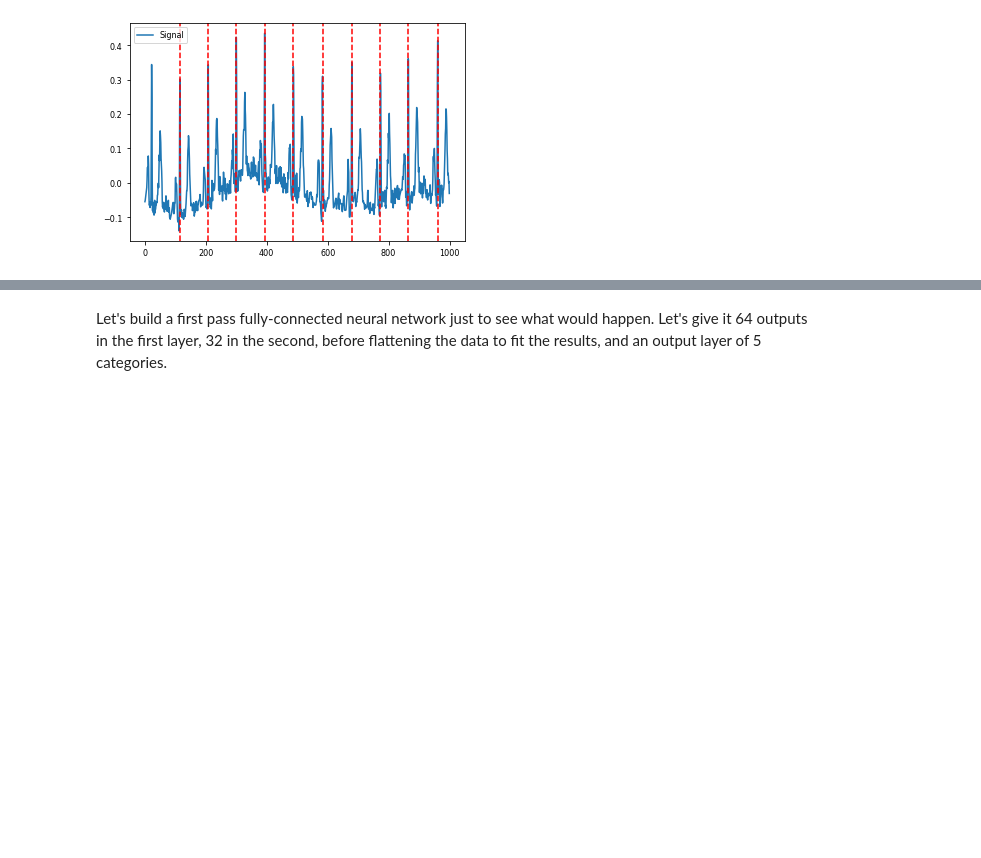
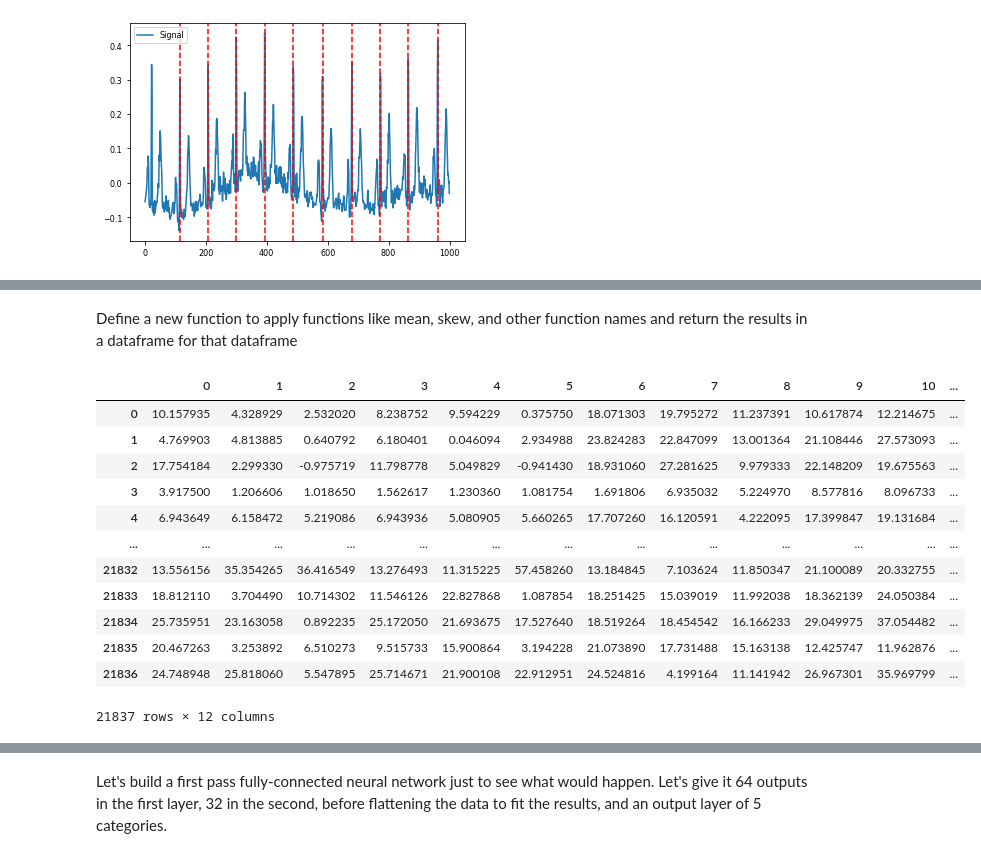
Before and after one commit to mengwong/nemo-projects, a Jupyter notebook: capstone_nemo/code/02_data_analysis.ipynb, the cells around one changed output, grey strips where cells are left out. Drawn from its saved outputs; the diff is of its cells as text; code cells hidden in the pictures; blank space fills up the shorter version.

```diff
--- a/capstone_nemo/code/02_data_analysis.ipynb
+++ b/capstone_nemo/code/02_data_analysis.ipynb
@@ -266,0 +328,4 @@ plot = nk.events_plot(r_peaks['ECG_R_Peaks'], signals_df.iloc[0:1000,1])
+# %%
+#Define the scipy function and window size to be used
+skew_func = sp.stats.skew
+window = 1000
@@ -266,0 +351,2 @@ plot = nk.events_plot(r_peaks['ECG_R_Peaks'], signals_df.iloc[0:1000,1])
+# %% [markdown]
+Define a new function to apply functions like mean, skew, and other function names and return the results in a dataframe for that dataframe
@@ -266,0 +367,47 @@ plot = nk.events_plot(r_peaks['ECG_R_Peaks'], signals_df.iloc[0:1000,1])
+# %%
+def func_on_ecg(dataframe, function_name='skew'):
+    """
+    Input: A dataframe with 21837000 rows and 12 columns, with each row being a time step and each column being a lead
+    of the ecg reading
+    Output: A dataframe with 21837 rows and 12 columns, with each row being one ecg and each column being a lead
+    of the ecg reading. Each value will be the applied function's values, e.g. 'mean' will retrieve the mean
+    """
+    output_df = pd.DataFrame(data=None)
+
+    # For each of the 12-leads, do...
+    for i in range(12):
+
+        # Convert the dataframe into a (1000,21837) dataframe, with each column being 1 ecg for the 1000 time steps
+        changed_df = pd.DataFrame(signals_df.iloc[:,i].values.reshape(21837,1000)).T
+
+        #Apply the function per variable
+        ecg_values = getattr(changed_df, function_name)()
+
+        #Turn the above output_array into a dataframe for concatenation
+        df_for_appending = pd.DataFrame(ecg_values)
+
+        #Concatenate df_for_appending to the output_df
+        output_df = pd.concat([output_df, df_for_appending], axis=1)
+
+    #Rename columns with lead number
+    output_df.columns = [0,1,2,3,4,5,6,7,8,9,10,11]
+
+    return output_df
+# %%
+kurtosis_df = func_on_ecg(signals_df, 'kurtosis')
+# %%
+kurtosis_df
+# %% [output]
+|  | 0 | 1 | 2 | 3 | 4 | 5 | 6 | 7 | 8 | 9 | 10 | ... |
+| 0 | 10.157935 | 4.328929 | 2.532020 | 8.238752 | 9.594229 | 0.375750 | 18.071303 | 19.795272 | 11.237391 | 10.617874 | 12.214675 | ... |
+| 1 | 4.769903 | 4.813885 | 0.640792 | 6.180401 | 0.046094 | 2.934988 | 23.824283 | 22.847099 | 13.001364 | 21.108446 | 27.573093 | ... |
+| 2 | 17.754184 | 2.299330 | -0.975719 | 11.798778 | 5.049829 | -0.941430 | 18.931060 | 27.281625 | 9.979333 | 22.148209 | 19.675563 | ... |
+| 3 | 3.917500 | 1.206606 | 1.018650 | 1.562617 | 1.230360 | 1.081754 | 1.691806 | 6.935032 | 5.224970 | 8.577816 | 8.096733 | ... |
+| 4 | 6.943649 | 6.158472 | 5.219086 | 6.943936 | 5.080905 | 5.660265 | 17.707260 | 16.120591 | 4.222095 | 17.399847 | 19.131684 | ... |
+| ... | ... | ... | ... | ... | ... | ... | ... | ... | ... | ... | ... | ... |
+| 21832 | 13.556156 | 35.354265 | 36.416549 | 13.276493 | 11.315225 | 57.458260 | 13.184845 | 7.103624 | 11.850347 | 21.100089 | 20.332755 | ... |
+| 21833 | 18.812110 | 3.704490 | 10.714302 | 11.546126 | 22.827868 | 1.087854 | 18.251425 | 15.039019 | 11.992038 | 18.362139 | 24.050384 | ... |
+| 21834 | 25.735951 | 23.163058 | 0.892235 | 25.172050 | 21.693675 | 17.527640 | 18.519264 | 18.454542 | 16.166233 | 29.049975 | 37.054482 | ... |
+| 21835 | 20.467263 | 3.253892 | 6.510273 | 9.515733 | 15.900864 | 3.194228 | 21.073890 | 17.731488 | 15.163138 | 12.425747 | 11.962876 | ... |
+| 21836 | 24.748948 | 25.818060 | 5.547895 | 25.714671 | 21.900108 | 22.912951 | 24.524816 | 4.199164 | 11.141942 | 26.967301 | 35.969799 | ... |
+21837 rows × 12 columns
```
Also changed, not shown: parts of 23 cells of this notebook, 9 other files.
